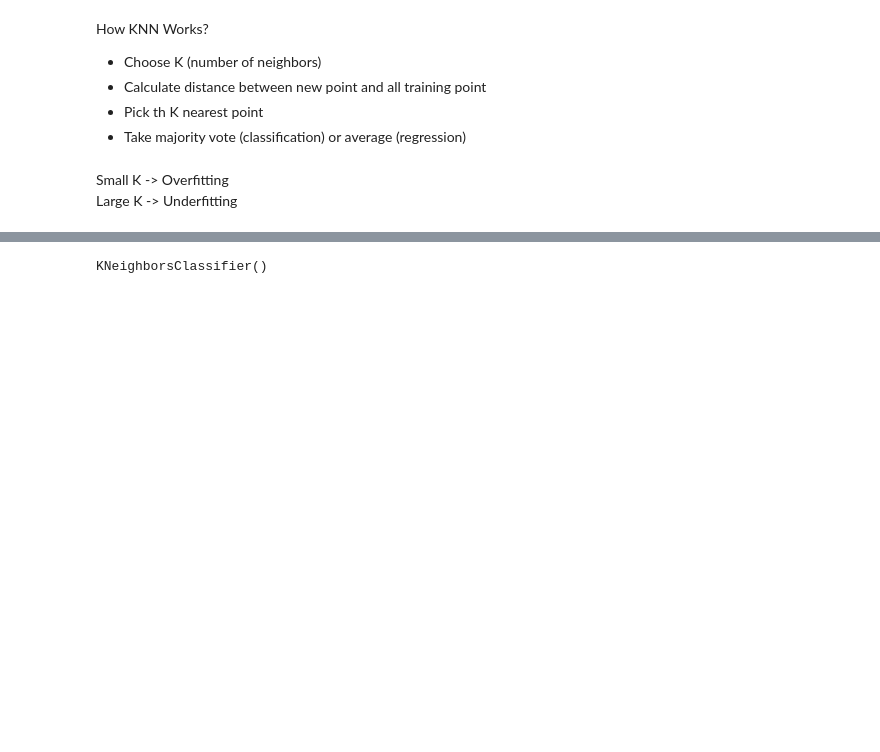
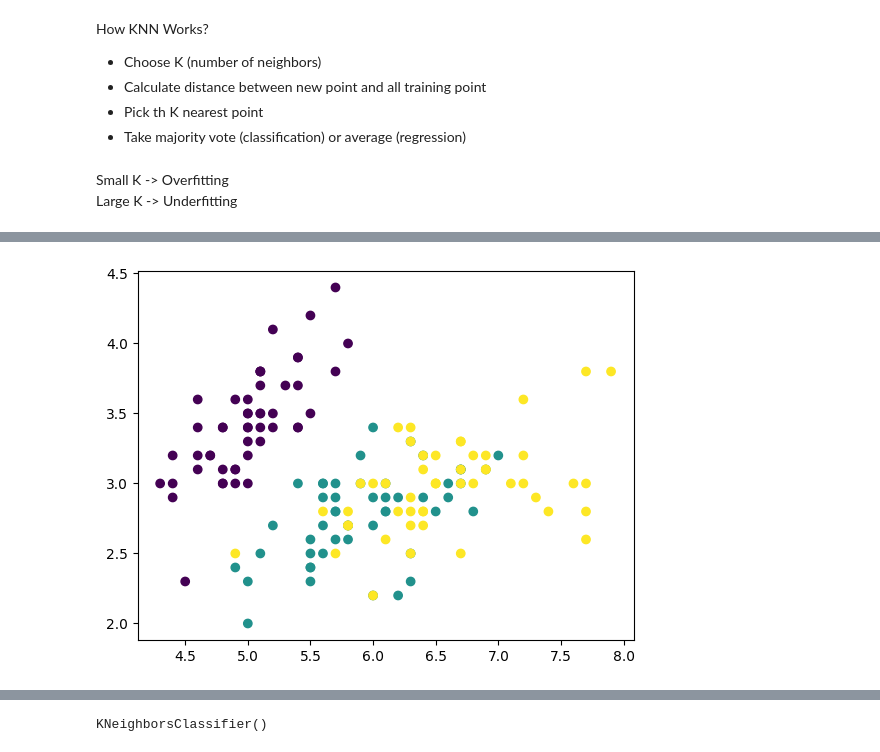
Before and after one commit to datasciencekibaatein/Machine-Learning-Batches, a Jupyter notebook: MachineLearning48/Supervised Learning/02-Classification Algorithm/3-KNN.ipynb, the cells around one changed output, grey strips where cells are left out. Drawn from its saved outputs; the diff is of its cells as text; code cells hidden in the pictures; blank space fills up the shorter version.

```diff
--- a/MachineLearning48/Supervised Learning/02-Classification Algorithm/3-KNN.ipynb
+++ b/MachineLearning48/Supervised Learning/02-Classification Algorithm/3-KNN.ipynb
@@ -19,0 +50,6 @@ y = data.target
+# %%
+import matplotlib.pyplot as plt
+plt.scatter(X[:,0],X[:,1],c=y)
+plt.show()
+# %% [output]
+[figure, added]
```
Also changed, not shown: parts of 7 cells of this notebook, 1 other file.
